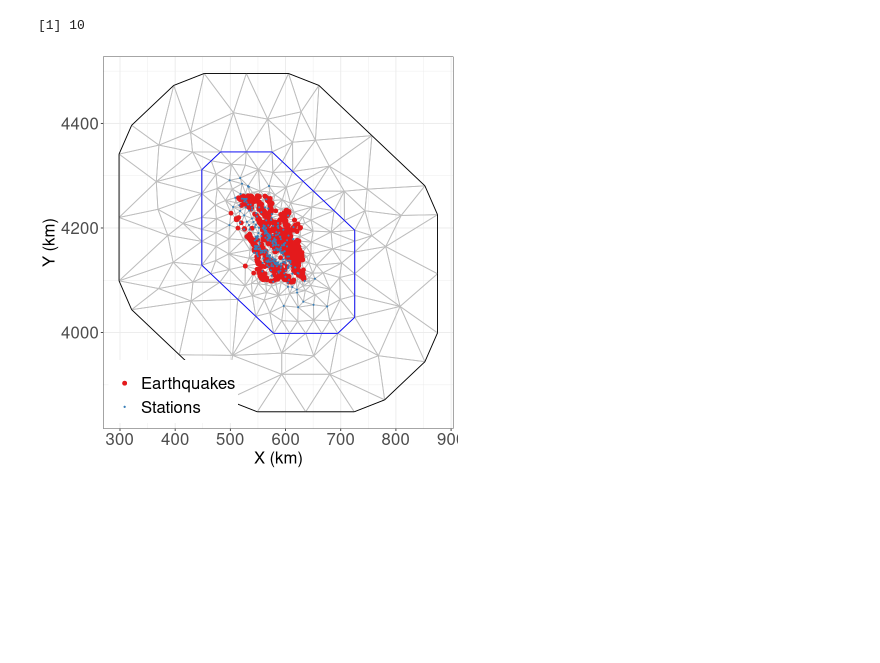
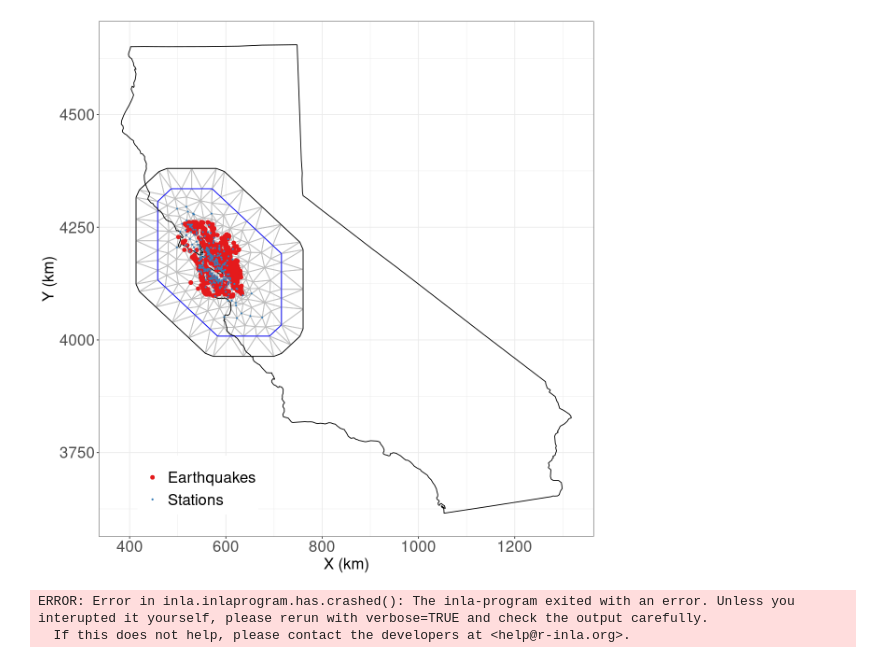
Before and after one commit to wangyf/NonergodicSD, a Jupyter notebook: run.ipynb, the cells around one changed output. Drawn from its saved outputs; the diff is of its cells as text; code cells hidden in the pictures; blank space fills up the shorter version.

```diff
--- a/run.ipynb
+++ b/run.ipynb
@@ -124,33 +154,33 @@ mesh <- inla.mesh.2d(loc=rbind(as.matrix(X_eq),as.matrix(X_sta)) ,
                     max.edge = c(1,5)*edge_max,
                     cutoff = 3, offset = c(inner_offset, outer_offset))
 # %%
-utm_no
+options(repr.plot.width=10, repr.plot.height=10)
 # Plotting
 # ---------------------------
 #plotting info
 set1   <- RColorBrewer::brewer.pal(7, "Set1") #color map
 #California
 map_ca <- subset( map_data("state"), region %in% c("california"))
 map_ca_utm <- LongLatToUTM(lat=map_ca$lat, lon=map_ca$long, utm_no)
 map_ca[,c('X','Y')] <- map_ca_utm[,c('X','Y')]/1000
 #Nevada
 map_nv <- subset( map_data("state"), region %in% c("nevada"))
 map_nv_utm <- LongLatToUTM(lat=map_nv$lat, lon=map_nv$long, utm_no)
 map_nv[,c('X','Y')] <- map_nv_utm[,c('X','Y')]/1000
 
-#Earthquake - Station Mesh
-pl_mesh  <- ggplot() + theme_bw() + gg(mesh) +
-              #geom_path(data=map_ca, aes(x=X,y=Y), color='black') + geom_path(data=map_nv, aes(x=X,y=Y), color='black')+
+
+  #Earthquake - Station Mesh
+  pl_mesh  <- ggplot() + theme_bw() + gg(mesh) +
+              geom_path(data=map_ca, aes(x=X,y=Y), color='black') +
               geom_point(data=X_eq, aes(x=eqX,y=eqY, size=as.factor('EQ'), color=as.factor('EQ'))) +
               geom_point(data=X_sta, aes(x=staX,y=staY, size=as.factor('STA'), color=as.factor('STA'))) +
               scale_size_manual(values=c(2.0,0.5), labels = c('Earthquakes','Stations'), name=element_blank()) +
               scale_color_manual(values=c(set1[1],set1[2]), labels = c('Earthquakes','Stations'), name=element_blank()) +
               labs(x="X (km)", y="Y (km)") +
               theme(plot.title=element_text(size=20), axis.title=element_text(size=20),
                     axis.text.y=element_text(size=20), axis.text.x=element_text(size=20),
                     legend.key.size = unit(1, 'cm'), legend.text=element_text(size=20),
                     legend.position = c(0.20, 0.10))
 print(pl_mesh)
 # %% [output]
-[1] 10
-[figure, old version]
+[figure, new version]
@@ -156,0 +226,35 @@ print(pl_mesh)
+# %%
+  #fit inla model
+  #---   ---   ---   ---   ---   ---
+  if(runinla_flag){
+    #run model (spatial)
+    if(flag_gp_approx == TRUE){
+      fit_inla_spatial <- inla(form_inla_spatial,
+                               data = inla.stack.data(stk_inla_spatial),
+                               family="gaussian",
+                               control.family = list(hyper = list(prec = prior_phi_0)),
+                               control.fixed = prior_fixed,
+                               control.predictor = list(A = inla.stack.A(stk_inla_spatial)),
+                               control.compute = list(dic = TRUE, cpo = TRUE, waic = TRUE),
+                               control.inla = list(int.strategy='eb', strategy="gaussian"),
+                               verbose=TRUE,  num.threads=n_threads)
+    }else{
+      fit_inla_spatial <- inla(form_inla_spatial,
+                               data = inla.stack.data(stk_inla_spatial),
+                               family="gaussian",
+                               control.family = list(hyper = list(prec = prior_phi_0)),
+                               control.fixed = prior_fixed,
+                               control.predictor = list(A = inla.stack.A(stk_inla_spatial)),
+                               control.compute = list(dic = TRUE, cpo = TRUE, waic = TRUE),
+                               verbose=TRUE,  num.threads=n_threads)
+    }
+    #save results
+    dir.create(out_dir, showWarnings=FALSE, recursive=TRUE)
+    save(fit_inla_spatial, file=file.path(out_dir,paste0(out_fname,'_inla_fit','.Rdata')) )
+  }else{
+    #load results
+    load(file.path(out_dir,paste0(out_fname,'_inla_fit','.Rdata')) )
+  }
+# %% [output]
+ERROR: Error in inla.inlaprogram.has.crashed(): The inla-program exited with an error. Unless you interupted it yourself, please rerun with verbose=TRUE and check the output carefully.
+  If this does not help, please contact the developers at <help@r-inla.org>.
```
Also changed, not shown: parts of 4 cells of this notebook, 1 other file.
